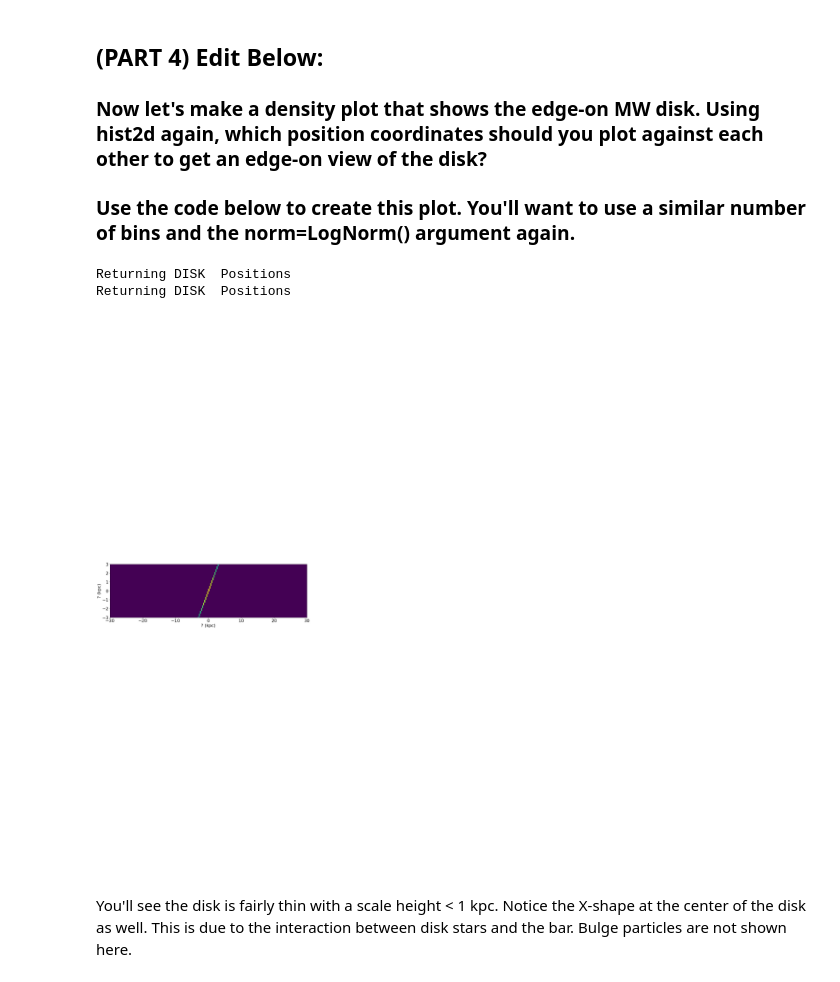
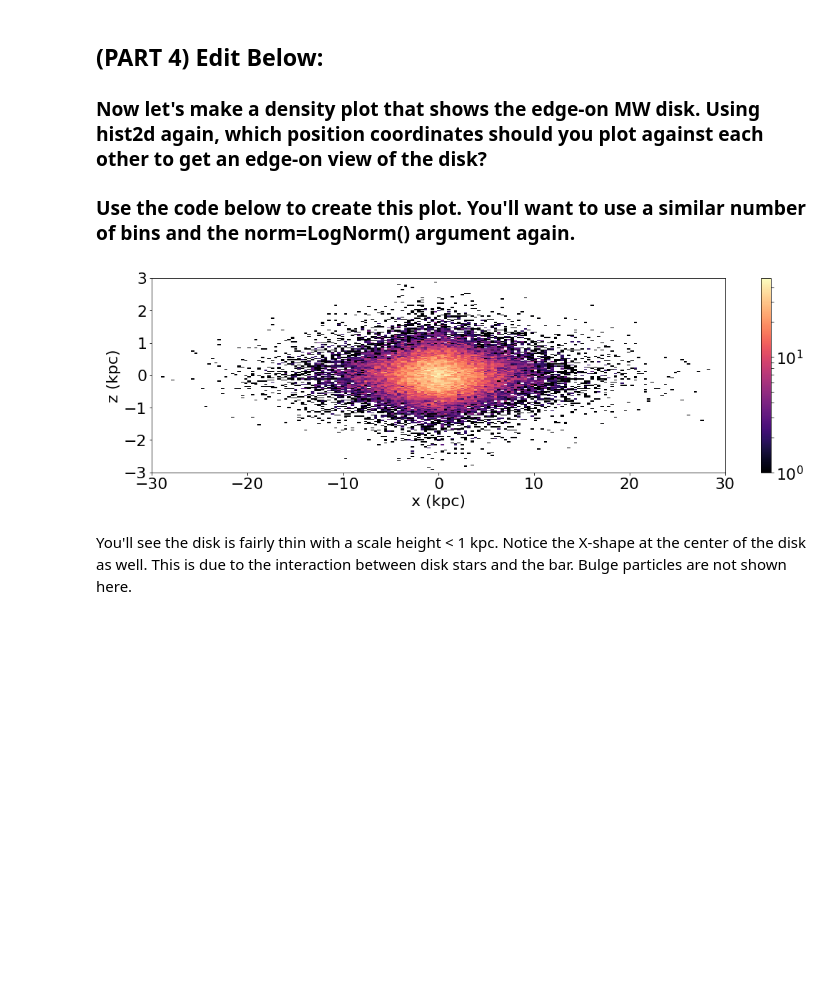
Before and after one commit to Ximena89/and_yet_it_moves, a Jupyter notebook: codigo/Plotting_Template.ipynb, the cells around one changed output. Cells and saved outputs as stored; diff of their text form; code cells hidden in the pictures; blank space fills up the shorter version.

```diff
--- a/codigo/Plotting_Template.ipynb
+++ b/codigo/Plotting_Template.ipynb
@@ -101,53 +106,31 @@ ax.set_rasterized(True)
 # %%
 # MW Disk Density, edge on
 
 fig = plt.figure(figsize=(18,5))
 ax = plt.subplot(111)
 
 #### PLACE FUNCTION HERE ####
-pos_disk= pyg.readsnap("../sims/MW_1M_db_010", "pos", "disk")
-
-def pygadgetreader(MW_1M_db_010):
-
-    pos_disk= pyg.readsnap("../sims/MW_1M_db_010", "pos", "disk")
-    xpos_disk= pos_disk[:,0]
-    x=np.array(xpos_disk)
-    ypos_disk= pos_disk[:,1]
-    y=np.array(ypos_disk)
-    zpos_disk= pos_disk[:,2]
-    z=np.array(ypos_disk)
-    return x,z
-
-
-x,z = pygadgetreader("MW_1M_db_010")
-
-def hist2d(x, z, bins=200):
-    plt.hist2d(y,z,bins=bins)
-
-hist2d(x,z,bins=200)
-
-#plt.colorbar()
+plt.hist2d(xpos_disk, zpos_disk, bins=200, norm=LogNorm(), cmap='magma')
+plt.colorbar()
 
 # Add axis labels
-plt.xlabel('? (kpc)', fontsize=22)
-plt.ylabel('? (kpc)', fontsize=22)
+plt.xlabel('x (kpc)', fontsize=22)
+plt.ylabel('z (kpc)', fontsize=22)
 
 #set axis limits
 plt.ylim(-3,3)
 plt.xlim(-30,30)
 
 #adjust tick label font size
 label_size = 22
 matplotlib.rcParams['xtick.labelsize'] = label_size
 matplotlib.rcParams['ytick.labelsize'] = label_size
 
 
 # Save to a file
 ax.set_rasterized(True)
 # %% [output]
-Returning DISK  Positions
-Returning DISK  Positions
-[figure, old version]
+[figure, new version]
 # %% [markdown]
 You'll see the disk is fairly thin with a scale height < 1 kpc. Notice the X-shape at the center of the disk as well. This is due to the interaction between disk stars and the bar. Bulge particles are not shown here.
 # %% [markdown]
```
Also changed, not shown: parts of 5 cells of this notebook.
